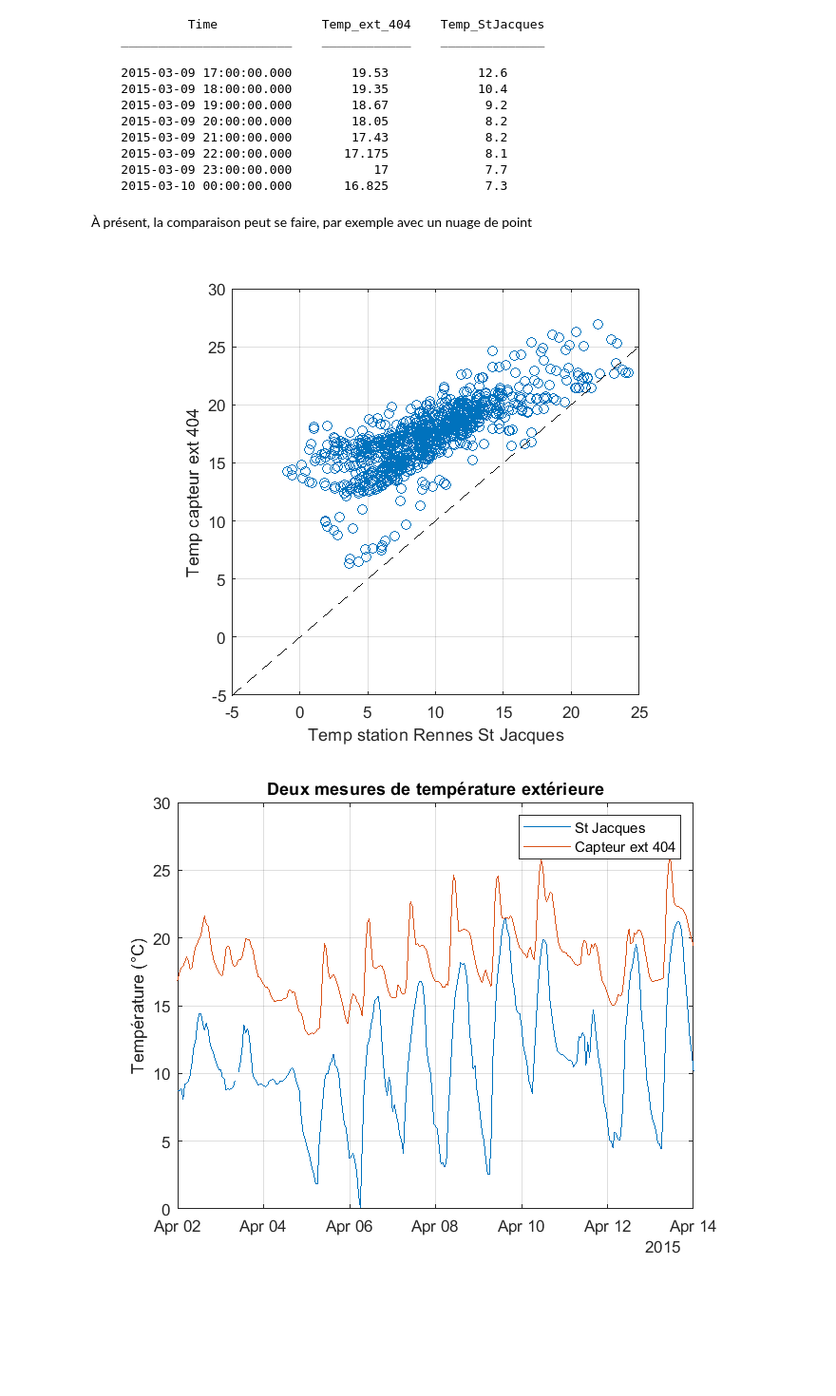
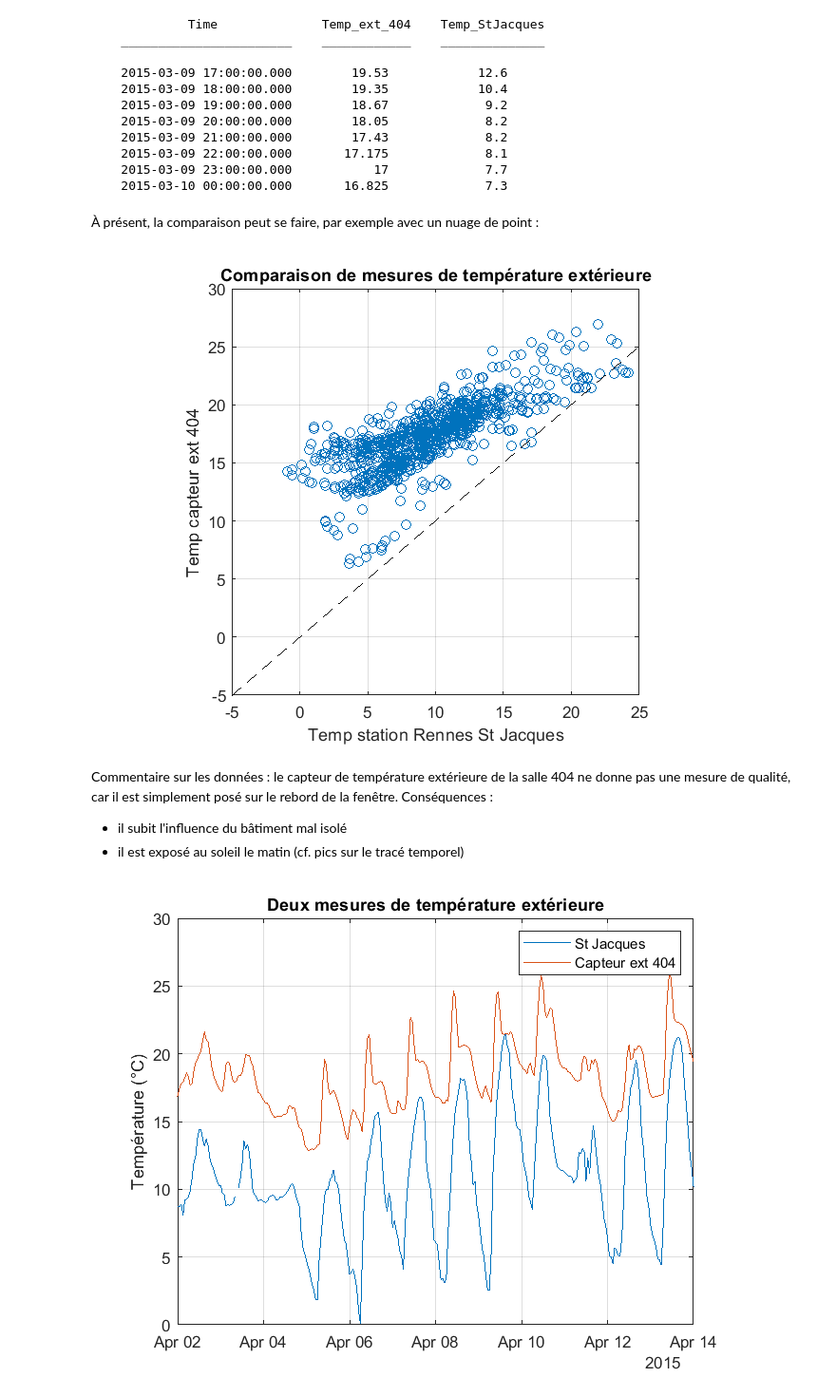
Before and after one commit to pierre-haessig/matlab-data-course, a Jupyter notebook: Matlab exploration/Exploration données Matlab.ipynb, the cells around one changed output. Shown at 95% size. Cells and saved outputs as stored; diff of their text form; code cells hidden in the pictures; blank space fills up the shorter version.

```diff
--- a/Matlab exploration/Exploration données Matlab.ipynb
+++ b/Matlab exploration/Exploration données Matlab.ipynb
@@ -371,0 +408,2 @@ date;time;type;value;unit
+# %%
+opts = detectImportOptions('data/log-20150309-171821.csv')
@@ -372,5 +428,5 @@ date;time;type;value;unit
 # %%
 %% Chargement données capteur qualité de l'air
-log = readtable('./data/log-20150309-171821.csv');
+log = readtable('./data/log-20150309-171821.csv', opts);
 disp(head(log, 3))
 # %% [output]
@@ -850,17 +920,23 @@ disp(head(Temp_out_cmp))
     2015-03-09 23:00:00.000           17             7.7
     2015-03-10 00:00:00.000       16.825             7.3
 # %% [markdown]
-À présent, la comparaison peut se faire, par exemple avec un nuage de point
+À présent, la comparaison peut se faire, par exemple avec un nuage de point :
 # %%
 plot(Temp_out_cmp.Temp_StJacques, Temp_out_cmp.Temp_ext_404, 'o')
 hold on
 plot([-5 25], [-5 25], 'k--') % ligne de référence y=x
 axis square
+title('Comparaison de mesures de température extérieure')
 xlabel('Temp station Rennes St Jacques')
 ylabel('Temp capteur ext 404')
 grid
 # %% [output]
-[figure, old version]
+[figure, new version]
+# %% [markdown]
+Commentaire sur les données : le capteur de température extérieure de la salle 404 ne donne pas une mesure de qualité,
+car il est simplement posé sur le rebord de la fenêtre. Conséquences :
+* il subit l'influence du bâtiment mal isolé
+* il est exposé au soleil le matin (cf. pics sur le tracé temporel)
 # %%
 date_lim = [datetime(2015,04,02) datetime(2015,04,14)];
 
```
Also changed, not shown: parts of 79 cells of this notebook.
